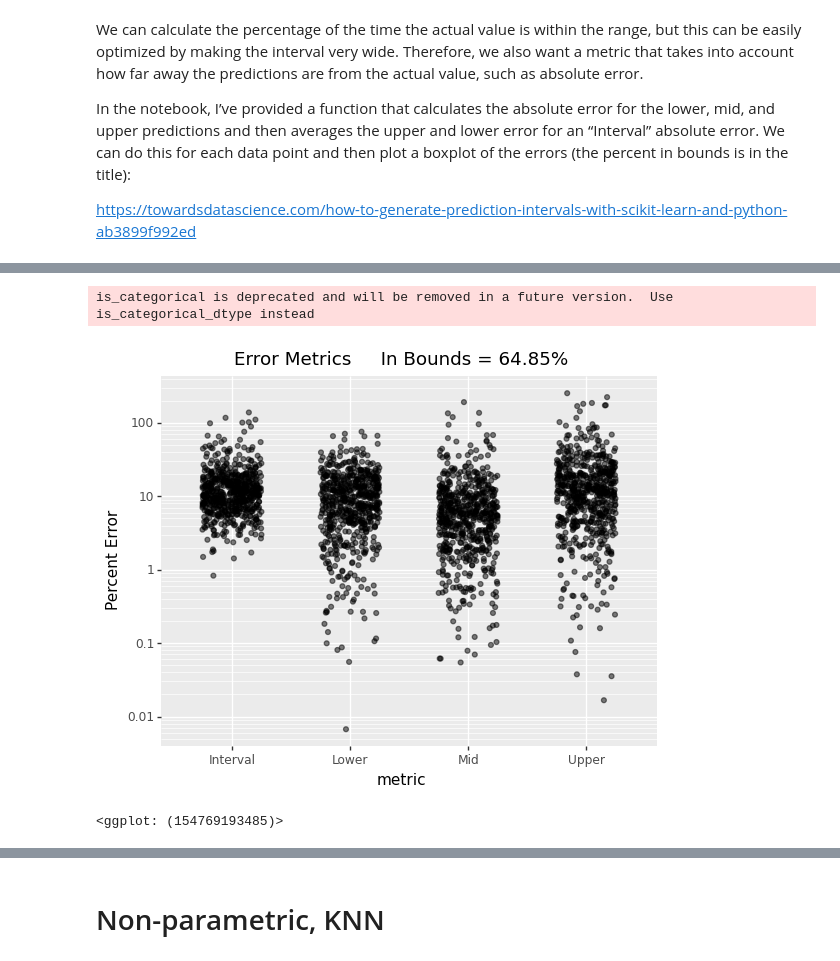
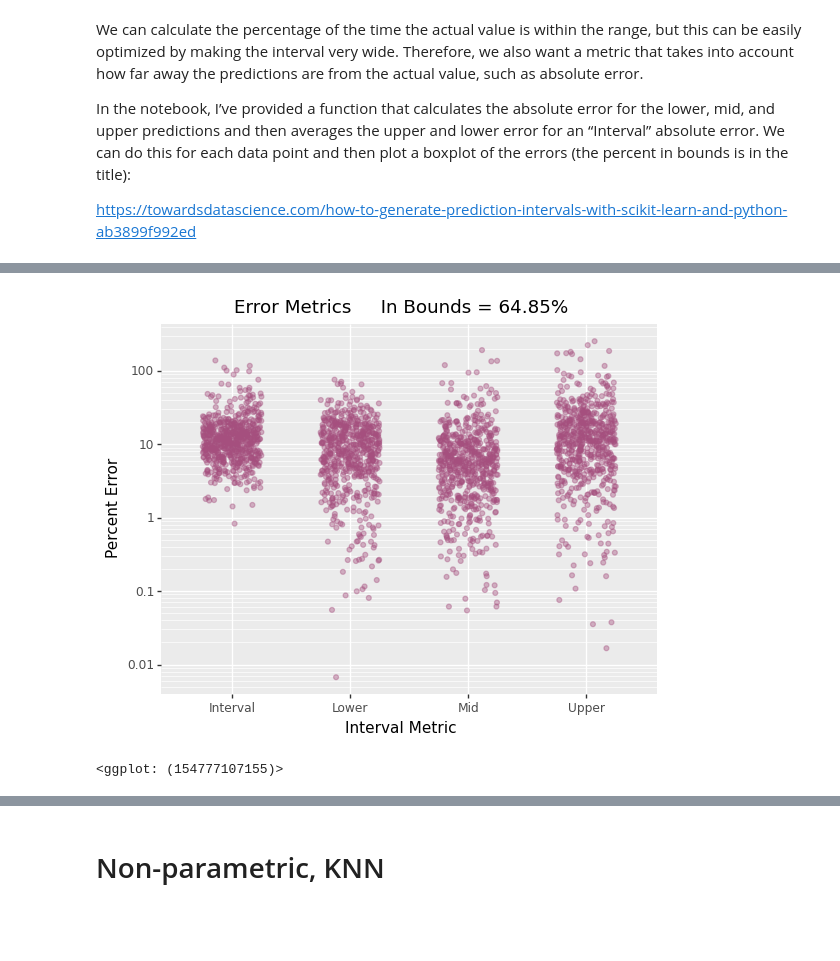
Before and after one commit to madelinekinnaird/washington-post-election-night-model, a Jupyter notebook: Modeling.ipynb, the cells around one changed output, grey strips where cells are left out. Drawn from its saved outputs; the diff is of its cells as text; code cells hidden in the pictures; blank space fills up the shorter version.

```diff
--- a/Modeling.ipynb
+++ b/Modeling.ipynb
@@ -75,0 +93,15 @@ Xtrain, Xtest, ytrain, ytest = train_test_split(X, y, test_size=0.2, random_stat
+# %%
+def plot_interval_metrics(df):
+    percent_in_bounds = df['in_bounds'].mean() * 100
+    metrics_to_plot = df[[col for col in df if 'percent_error' in col]]
+
+    # Rename the columns
+    metrics_to_plot.columns = [column.split('_')[-1].title() for column in metrics_to_plot]
+
+    dat = metrics_to_plot.melt(var_name="metric", value_name='Percent Error')
+
+    p = (ggplot(dat,aes(x="metric",y="Percent Error")) +
+      geom_jitter(width = .25,alpha=.4,show_legend=False, color = "#a54f7e") +
+      scale_y_log10() +
+      labs(title=f"Error Metrics     In Bounds = {percent_in_bounds:.2f}%", x = "Interval Metric"))
+    return p
@@ -199,17 +208,5 @@ predictions = calculate_error(predictions)
-# %%
-percent_in_bounds = predictions['in_bounds'].mean() * 100
-metrics_to_plot = predictions[[col for col in predictions if 'percent_error' in col]]
-
-# Rename the columns
-metrics_to_plot.columns = [column.split('_')[-1].title() for column in metrics_to_plot]
-
-dat = metrics_to_plot.melt(var_name="metric", value_name='Percent Error')
-
-(ggplot(dat,aes(x="metric",y="Percent Error")) +
-  geom_jitter(width = .25,alpha=.5,show_legend=False) +
-  scale_y_log10() +
-  labs(title=f"Error Metrics     In Bounds = {percent_in_bounds:.2f}%"))
-# %% [output]
-is_categorical is deprecated and will be removed in a future version.  Use is_categorical_dtype instead
-[figure, removed]
-<ggplot: (154769193485)>
+# %%
+plot_interval_metrics(predictions)
+# %% [output]
+[figure, added]
+<ggplot: (154777107155)>
```
Also changed, not shown: parts of 41 cells of this notebook.
